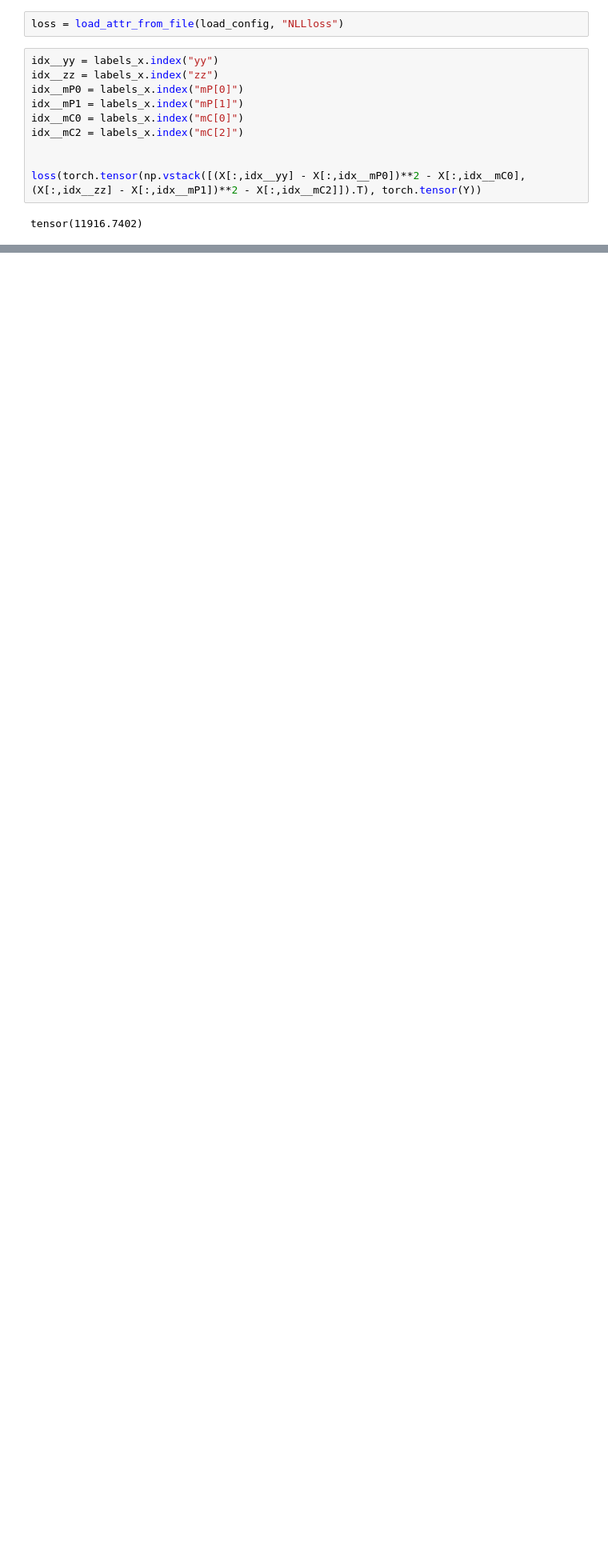
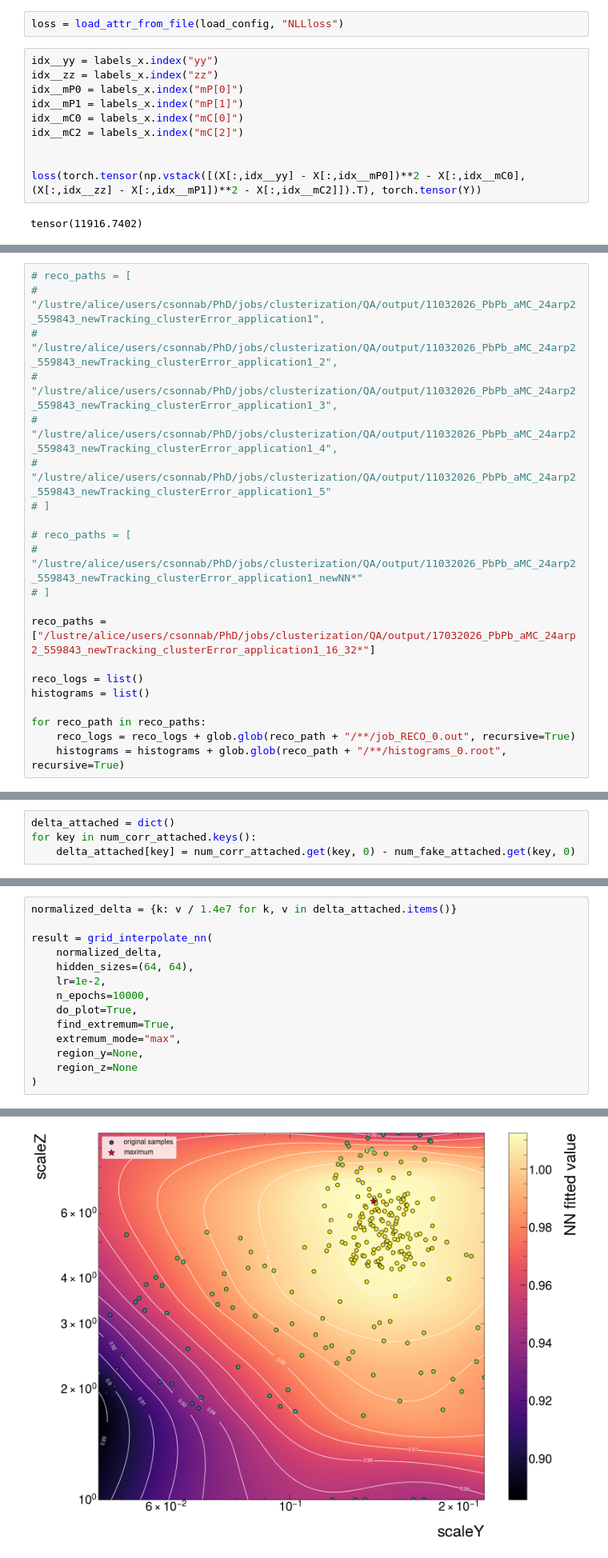
Before and after one commit to ChSonnabend/CERN-Fellowship, a Jupyter notebook: scripts/clusterErrorParametrization/ClusterErrorParameterization.ipynb, the cells around one changed output, grey strips where cells are left out. Shown at 80% size. Saved outputs shown, nothing was run; the diff lists cells and outputs as text; blank space fills up the shorter version.

Commit message:
Updating cluster error parameterization scripts

```diff
--- a/scripts/clusterErrorParametrization/ClusterErrorParameterization.ipynb
+++ b/scripts/clusterErrorParametrization/ClusterErrorParameterization.ipynb
@@ -320,0 +489,21 @@ tensor(11916.7402)
+# %%
+# reco_paths = [
+#     "/lustre/alice/users/csonnab/PhD/jobs/clusterization/QA/output/11032026_PbPb_aMC_24arp2_559843_newTracking_clusterError_application1",
+#     "/lustre/alice/users/csonnab/PhD/jobs/clusterization/QA/output/11032026_PbPb_aMC_24arp2_559843_newTracking_clusterError_application1_2",
+#     "/lustre/alice/users/csonnab/PhD/jobs/clusterization/QA/output/11032026_PbPb_aMC_24arp2_559843_newTracking_clusterError_application1_3",
+#     "/lustre/alice/users/csonnab/PhD/jobs/clusterization/QA/output/11032026_PbPb_aMC_24arp2_559843_newTracking_clusterError_application1_4",
+#     "/lustre/alice/users/csonnab/PhD/jobs/clusterization/QA/output/11032026_PbPb_aMC_24arp2_559843_newTracking_clusterError_application1_5"
+# ]
+
+# reco_paths = [
+#     "/lustre/alice/users/csonnab/PhD/jobs/clusterization/QA/output/11032026_PbPb_aMC_24arp2_559843_newTracking_clusterError_application1_newNN*"
+# ]
+
+reco_paths = ["/lustre/alice/users/csonnab/PhD/jobs/clusterization/QA/output/17032026_PbPb_aMC_24arp2_559843_newTracking_clusterError_application1_16_32*"]
+
+reco_logs = list()
+histograms = list()
+
+for reco_path in reco_paths:
+    reco_logs = reco_logs + glob.glob(reco_path + "/**/job_RECO_0.out", recursive=True)
+    histograms = histograms + glob.glob(reco_path + "/**/histograms_0.root", recursive=True)
@@ -320,0 +541,4 @@ tensor(11916.7402)
+# %%
+delta_attached = dict()
+for key in num_corr_attached.keys():
+    delta_attached[key] = num_corr_attached.get(key, 0) - num_fake_attached.get(key, 0)
@@ -320,0 +1110,15 @@ tensor(11916.7402)
+# %%
+normalized_delta = {k: v / 1.4e7 for k, v in delta_attached.items()}
+
+result = grid_interpolate_nn(
+    normalized_delta,
+    hidden_sizes=(64, 64),
+    lr=1e-2,
+    n_epochs=10000,
+    do_plot=True,
+    find_extremum=True,
+    extremum_mode="max",
+    region_y=None,
+    region_z=None
+)
+# %% [output]
@@ -320,0 +1142 @@ tensor(11916.7402)
+[figure, added]
```
Also changed, not shown: parts of 22 cells of this notebook, 2 other files.
